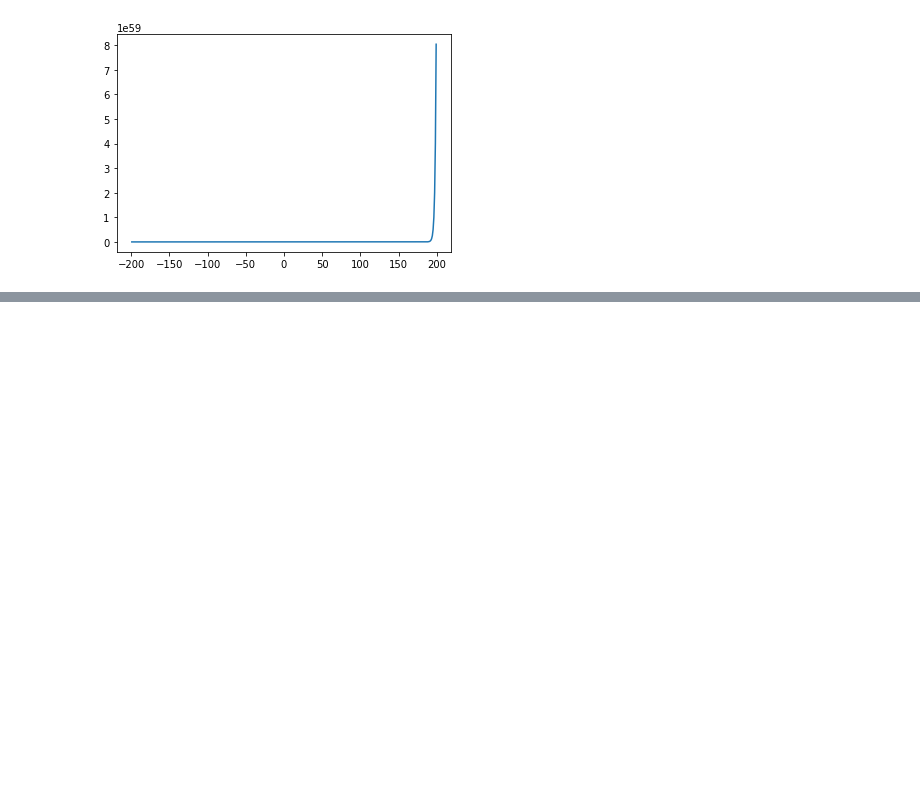
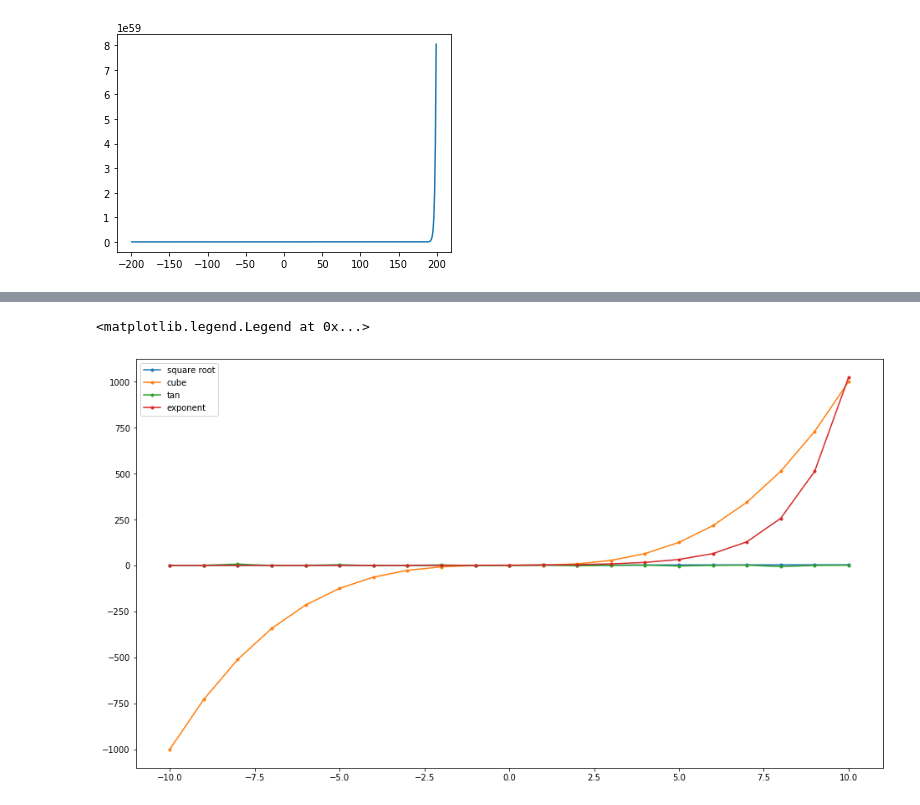
Before and after one commit to aleclhartman/python-exercises, a Jupyter notebook: 4.8.2_matplotlib_exercises.ipynb, the cells around one changed output, grey strips where cells are left out. Cells and saved outputs as stored; diff of their text form; code cells hidden in the pictures; blank space fills up the shorter version.

Commit message:
completed matplotlib exercises minimum requirements

```diff
--- a/4.8.2_matplotlib_exercises.ipynb
+++ b/4.8.2_matplotlib_exercises.ipynb
@@ -72,0 +72,23 @@ plt.plot(x, y, marker=".")
+# %%
+x1 = range(-10,11)
+y1 = [x**.5 for x in x]
+
+x2 = range(-10,11)
+y2 = [x**3 for x in x]
+
+x3 = range(-10,11)
+y3 = [math.tan(x) for x in x]
+
+x4 = range(-10,11)
+y4 = [2**x for x in x]
+
+plt.figure(figsize=(16, 9))
+
+plt.plot(x1, y1, marker=".", label="square root")
+plt.plot(x2, y2, marker=".", label="cube")
+plt.plot(x3, y3, marker=".", label="tan")
+plt.plot(x4, y4, marker=".", label="exponent")
+plt.legend()
+# %% [output]
+<matplotlib.legend.Legend at 0x...>
+[figure, added]
```
Also changed, not shown: parts of 3 cells of this notebook.
